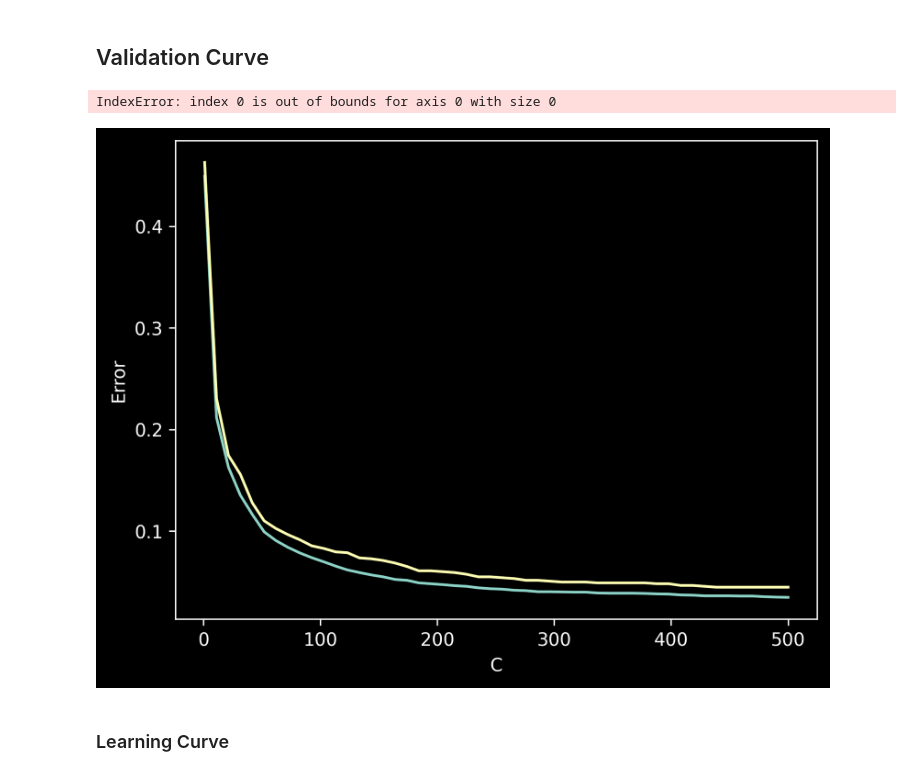
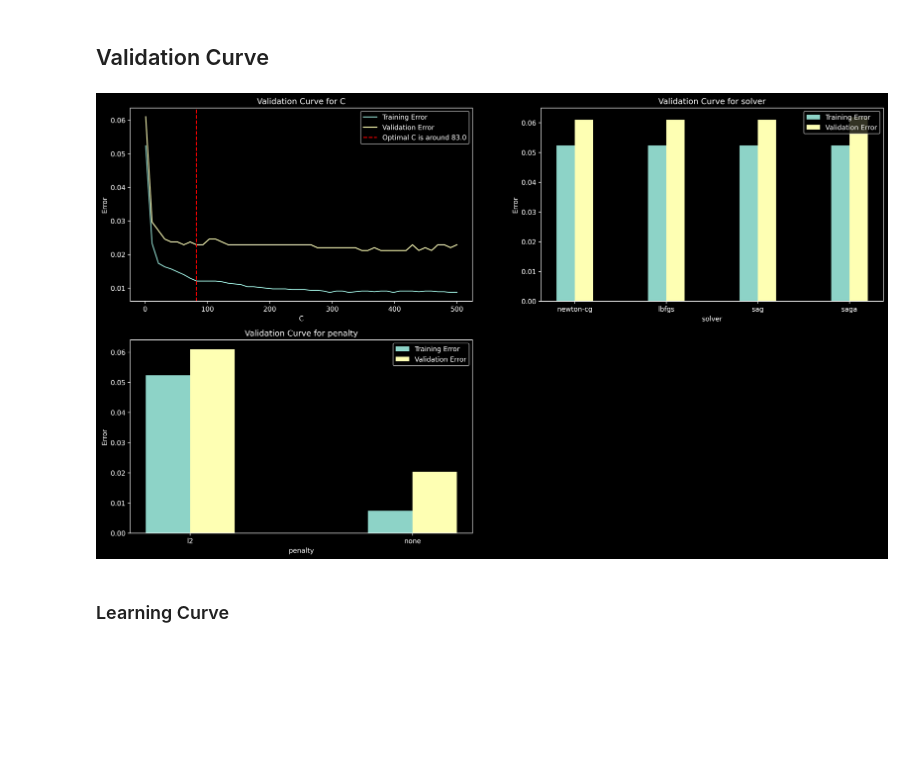
Before and after one commit to Marim1611/Bing-Bang-BodyLevel, a Jupyter notebook: ModelPipelines/LogisticRegression/Analysis.ipynb, the cells around one changed output. Drawn from its saved outputs; the diff is of its cells as text; code cells hidden in the pictures; blank space fills up the shorter version.

Commit message:
Another approaches for finding the optimal hyperparameter for validation curve

```diff
--- a/ModelPipelines/LogisticRegression/Analysis.ipynb
+++ b/ModelPipelines/LogisticRegression/Analysis.ipynb
@@ -101,17 +101,17 @@ evaluate_const_sample_ratios_diff_k(x_data_d,y_data_d ,clf , method='BorderlineS
 # %% [markdown]
 ## Validation Curve
 # %%
-C = np.linspace(1, 500, 50)
-validation_curves(clf, x_data_d, y_data_d,5, "C",C)
+x_data_d, y_data_d = read_data(kind='Numerical')
+clf = LogisticRegression(multi_class='multinomial')
+clf.fit(x_data_d, y_data_d)
 
-solver = ['newton-cg', 'lbfgs', 'liblinear', 'sag', 'saga']
-validation_curves(clf, x_data_d, y_data_d,5, "solver",solver,categorical=True)
+hyperparameters= {'C': np.linspace(1, 500, 50),\
+                   'solver': ['newton-cg', 'lbfgs', 'liblinear', 'sag', 'saga'],\
+                    'penalty': ['l1', 'l2', 'elasticnet', 'none'],}
 
-penalty = ['l1', 'l2', 'elasticnet', 'none']
-validation_curves(clf, x_data_d, y_data_d,5, "penalty",penalty, categorical=True)
+validation_curves(clf,x_data_d,y_data_d,5,hyperparameters)
 # %% [output]
-IndexError: index 0 is out of bounds for axis 0 with size 0
-[figure, old version]
+[figure, new version]
 # %% [markdown]
 ### Learning Curve
 # %%
```
Also changed, not shown: parts of 6 cells of this notebook, 2 other files.
